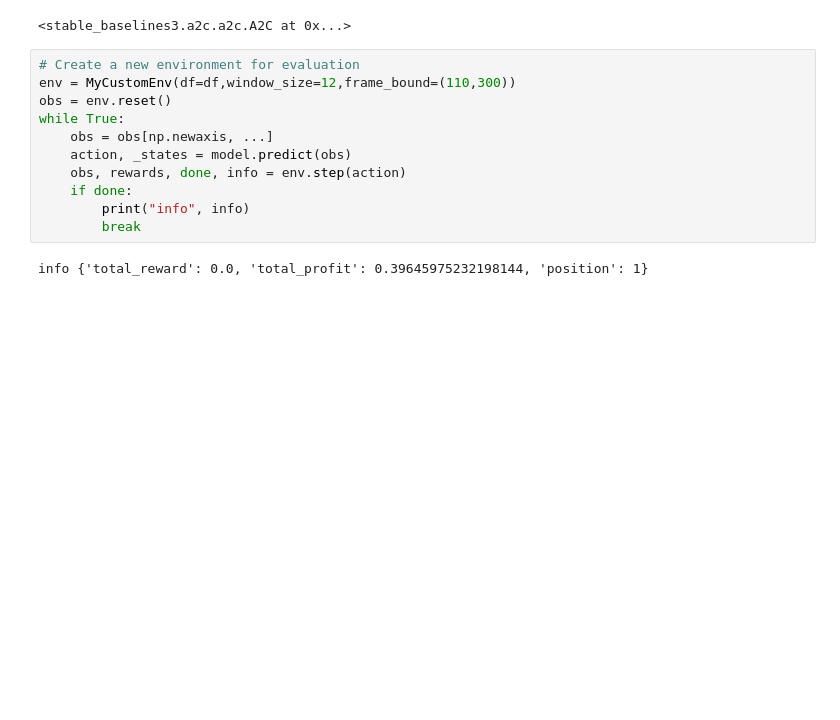
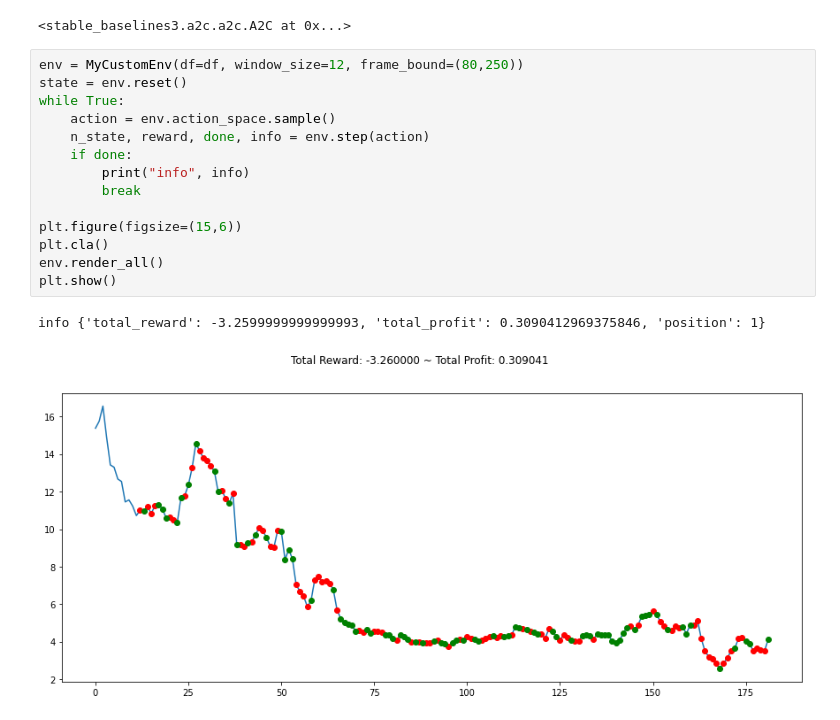
Before and after one commit to Mukulshitole/GYM_Reinforcment_model_for_Stock_Market, a Jupyter notebook: Reinforcement_GME_data.ipynb, the cells around one changed output. Saved outputs shown, nothing was run; the diff lists cells and outputs as text; blank space fills up the shorter version.

```diff
--- a/Reinforcement_GME_data.ipynb
+++ b/Reinforcement_GME_data.ipynb
@@ -197,18 +198,22 @@ Using cpu device
 | train/                |
 <stable_baselines3.a2c.a2c.A2C at 0x...>
 # %%
-# Create a new environment for evaluation
-env = MyCustomEnv(df=df,window_size=12,frame_bound=(110,300))
-obs = env.reset()
+env = MyCustomEnv(df=df, window_size=12, frame_bound=(80,250))
+state = env.reset()
 while True:
-    obs = obs[np.newaxis, ...]
-    action, _states = model.predict(obs)
-    obs, rewards, done, info = env.step(action)
+    action = env.action_space.sample()
+    n_state, reward, done, info = env.step(action)
     if done:
         print("info", info)
         break
+
+plt.figure(figsize=(15,6))
+plt.cla()
+env.render_all()
+plt.show()
 # %% [output]
-info {'total_reward': 0.0, 'total_profit': 0.39645975232198144, 'position': 1}
+info {'total_reward': -3.2599999999999993, 'total_profit': 0.3090412969375846, 'position': 1}
+[figure, added]
 # %%
 plt.figure(figsize=(15,6))
 plt.cla()
```
Also changed, not shown: parts of 3 cells of this notebook.
